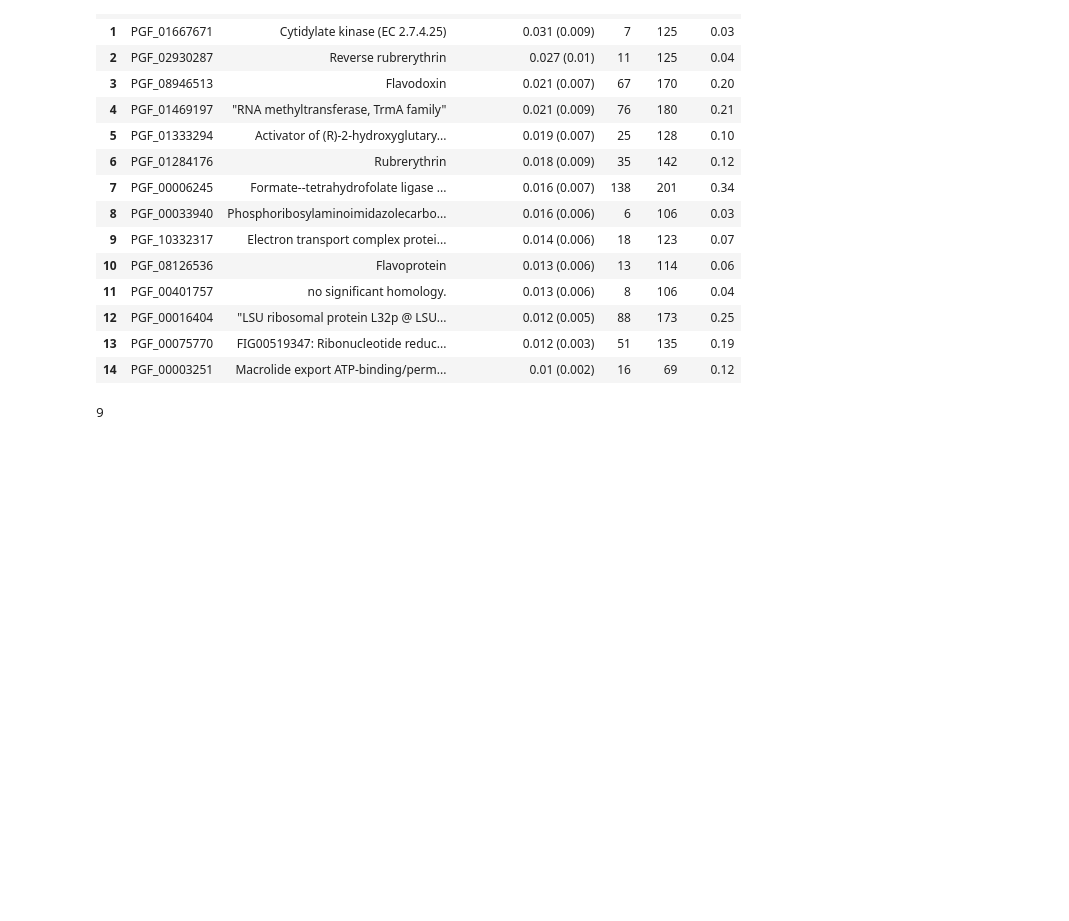
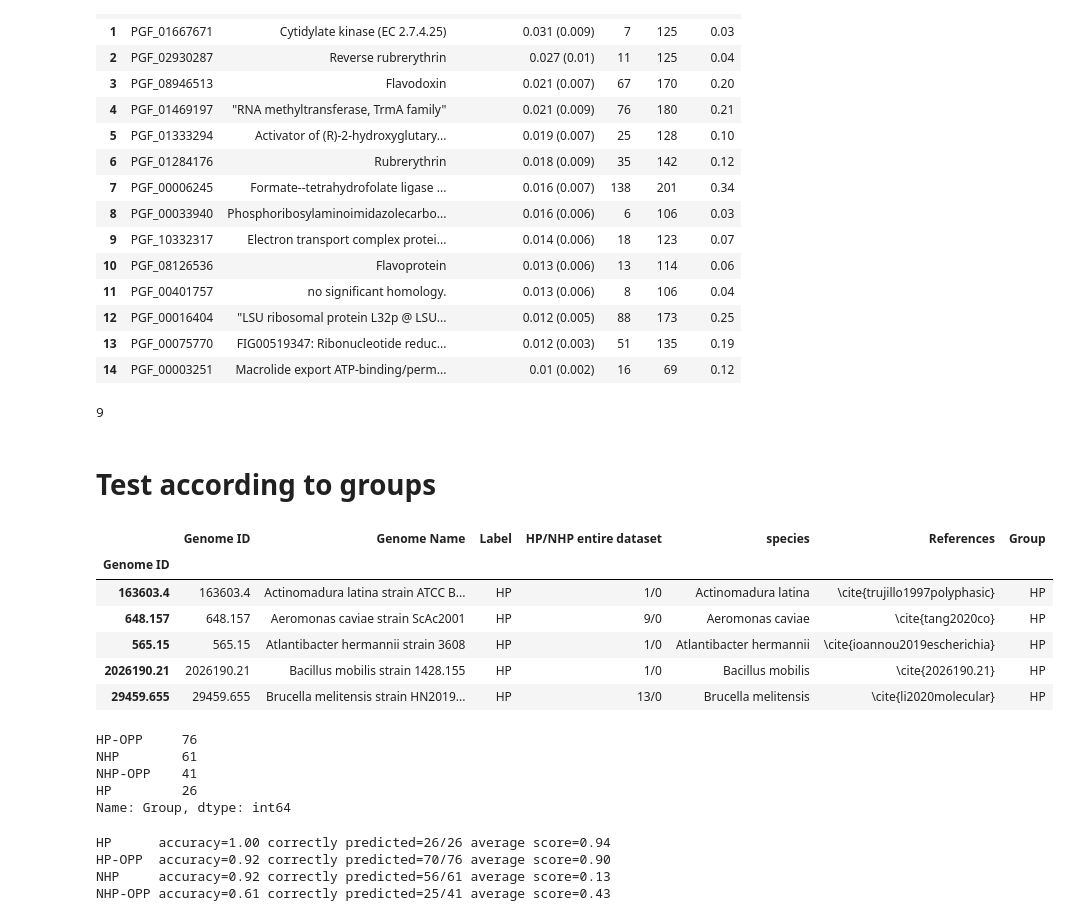
Before and after one commit to shakedna1/wspc_rep, a Jupyter notebook: Code/WSPC_pipeline_1.2.21.ipynb, the cells around one changed output. Drawn from its saved outputs; the diff is of its cells as text; code cells hidden in the pictures; blank space fills up the shorter version.

Commit message:
Add to WSPC_pipeline_1.2.21.ipynb computation of accuracy per group 'HP', 'HP-OPP', 'NHP', 'NHP-OPP'

```diff
--- a/Code/WSPC_pipeline_1.2.21.ipynb
+++ b/Code/WSPC_pipeline_1.2.21.ipynb
@@ -375,3 +375,46 @@ old_features = ['PGF_07157721',
 len(set(hps_df['Feature'][:15]).intersection(old_features))
 # %% [output]
 9
+# %% [markdown]
+# Test according to groups
+# %%
+GROUP = 'Group'
+GENOME_ID = 'Genome ID'
+# %%
+test_genome_verified = pd.read_csv('test_genomes_verified.csv', dtype=str, index_col=0)
+test_genome_verified.index = test_genome_verified[GENOME_ID]
+test_genome_verified.head()
+# %% [output]
+|  | Genome ID | Genome Name | Label | HP/NHP entire dataset | species | References | Group |
+| Genome ID |  |  |  |  |  |  |  |
+| 163603.4 | 163603.4 | Actinomadura latina strain ATCC B... | HP | 1/0 | Actinomadura latina | \cite{trujillo1997polyphasic} | HP |
+| 648.157 | 648.157 | Aeromonas caviae strain ScAc2001 | HP | 9/0 | Aeromonas caviae | \cite{tang2020co} | HP |
+| 565.15 | 565.15 | Atlantibacter hermannii strain 3608 | HP | 1/0 | Atlantibacter hermannii | \cite{ioannou2019escherichia} | HP |
+| 2026190.21 | 2026190.21 | Bacillus mobilis strain 1428.155 | HP | 1/0 | Bacillus mobilis | \cite{2026190.21} | HP |
+| 29459.655 | 29459.655 | Brucella melitensis strain HN2019... | HP | 13/0 | Brucella melitensis | \cite{li2020molecular} | HP |
+# %%
+test_genome_verified[GROUP].value_counts()
+# %% [output]
+HP-OPP     76
+NHP        61
+NHP-OPP    41
+HP         26
+Name: Group, dtype: int64
+# %%
+for group_name, genomes in test_genome_verified.groupby(GROUP):
+
+    X_test_group = X_test_raw[genomes.index]
+    y_test_group = y_test[genomes.index]
+
+    y_pred = WSPC.predict(X_test_group)
+    correct = sklearn.metrics.accuracy_score(y_test_group, y_pred, normalize=False)
+    accuracy = sklearn.metrics.accuracy_score(y_test_group, y_pred)
+
+    y_probs = WSPC.predict_proba(X_test_group)[:, 1]
+    average_score = np.average(y_probs)
+    print(f'{group_name}\taccuracy={accuracy:.2f} correctly predicted={correct}/{len(y_test_group)} average score={average_score:.2f}')
+# %% [output]
+HP      accuracy=1.00 correctly predicted=26/26 average score=0.94
+HP-OPP  accuracy=0.92 correctly predicted=70/76 average score=0.90
+NHP     accuracy=0.92 correctly predicted=56/61 average score=0.13
+NHP-OPP accuracy=0.61 correctly predicted=25/41 average score=0.43
```
